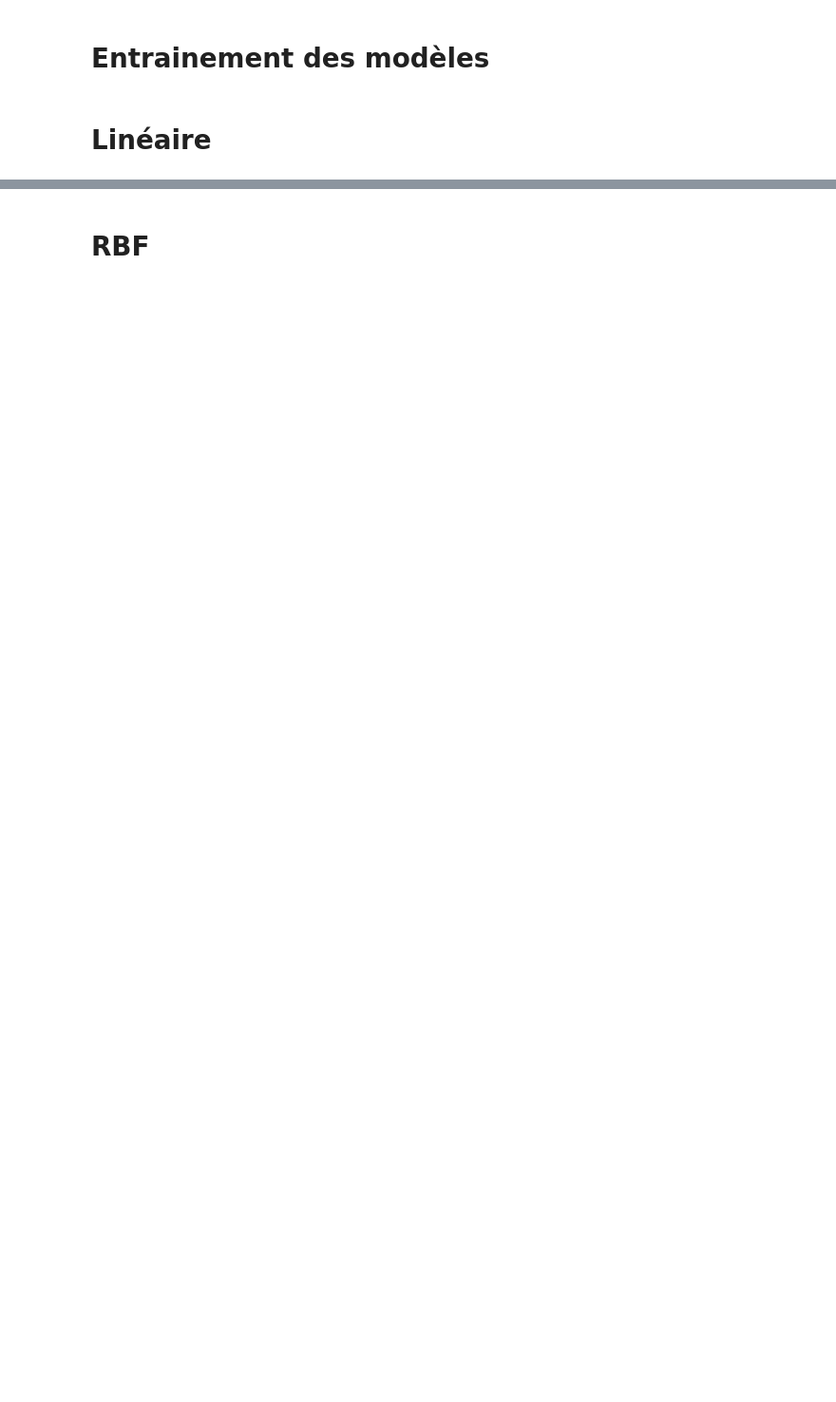
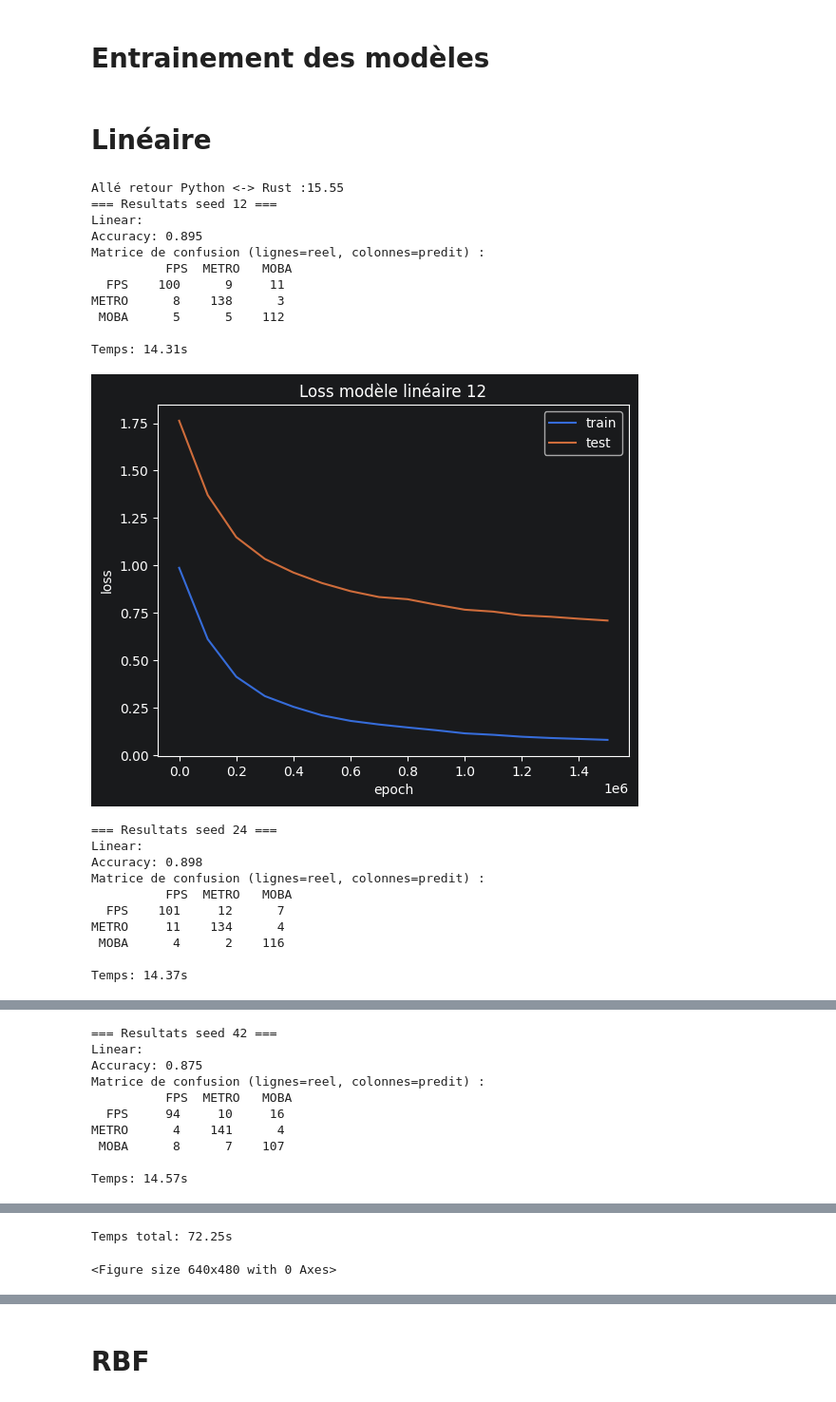
Before and after one commit to StarNova2/Annual-Project-ESGI, a Jupyter notebook: project/PythonProject/[Notebook] Test_modele.ipynb, the cells around one changed output, grey strips where cells are left out. Shown at 95% size. Cells and saved outputs as stored; diff of their text form; code cells hidden in the pictures; blank space fills up the shorter version.

Commit message:
Vérification linear + rbf avant push sur main

```diff
--- a/project/PythonProject/[Notebook] Test_modele.ipynb
+++ b/project/PythonProject/[Notebook] Test_modele.ipynb
@@ -165,7 +165,7 @@ def affichage_loss_lineaire(log: dict, title: str):
 # Code
 # %%
 etat_grayscale = True #True ou false, activation de la nuance de gris
-chemin = r"G:\Mon Drive\Dataset projet annuel"
+chemin = r"C:\Users\theot\Pictures\Dataset"
 width = int(40 * 16/9)
 height = 40
 
@@ -207,31 +217,54 @@ tous_les_test_loss = []
 liste_accuracy = []
 
 
 
 print(f"Allé retour Python <-> Rust :{epochs / batch_size_like}")
 for i in liste_seed:
     start_time = time.perf_counter()
     linear = OVRLinearClassifier(
             input_dim=split_bundle.x_train.shape[1],
             output_dim=len(bundle.class_names),
             learning_rate=pas_apprentissage,
             seed= i
         )
     log_loss = train_avec_loss(linear, split_bundle.x_train, split_bundle.y_train, split_bundle.x_test, split_bundle.y_test, total_epochs=epochs, loss_tout_les=batch_size_like)
     linear_predictions = linear.predict_labels(split_bundle.x_test)
 
     #---Résultats---
     print(f"=== Resultats seed {i} ===")
     _print_results("Linear", split_bundle.y_test, linear_predictions, bundle.class_names)
     print()
     print(f"Temps: {time.perf_counter() - start_time:.2f}s")
     linear.set_accuracy(accuracy=accuracy)
     affichage_loss_lineaire(log_loss, f"Loss modèle linéaire {i}")
 
-    linear.sauvegarde("save_model/model_linear1.json", log=log_loss, epochs=epochs)
+    linear.sauvegarde("save_model/linear/model_linear1.json", log=log_loss, epochs=epochs)
     linear.close()
 
 
 
 
 print(f"Temps total: {time.perf_counter() - start_time_all:.2f}s")
+# %% [output]
+Allé retour Python <-> Rust :15.55
+=== Resultats seed 12 ===
+Linear:
+Accuracy: 0.895
+Matrice de confusion (lignes=reel, colonnes=predit) :
+          FPS  METRO   MOBA
+  FPS    100      9     11
+METRO      8    138      3
+ MOBA      5      5    112
+
+Temps: 14.31s
+[figure, added]
+=== Resultats seed 24 ===
+Linear:
+Accuracy: 0.898
+Matrice de confusion (lignes=reel, colonnes=predit) :
+          FPS  METRO   MOBA
+  FPS    101     12      7
+METRO     11    134      4
+ MOBA      4      2    116
+
+Temps: 14.37s
@@ -237,0 +272,10 @@ print(f"Temps total: {time.perf_counter() - start_time_all:.2f}s")
+=== Resultats seed 42 ===
+Linear:
+Accuracy: 0.875
+Matrice de confusion (lignes=reel, colonnes=predit) :
+          FPS  METRO   MOBA
+  FPS     94     10     16
+METRO      4    141      4
+ MOBA      8      7    107
+
+Temps: 14.57s
@@ -238,3 +305,5 @@ print(f"Temps total: {time.perf_counter() - start_time_all:.2f}s")
+Temps total: 72.25s
+<Figure size 640x480 with 0 Axes>
 # %%
 #linear.sauvegarde("save_model/model_linear1.json", log=log_loss, accuracy= accuracy, epochs=epochs)
 
```
Also changed, not shown: parts of 5 cells of this notebook, 20 other files.
